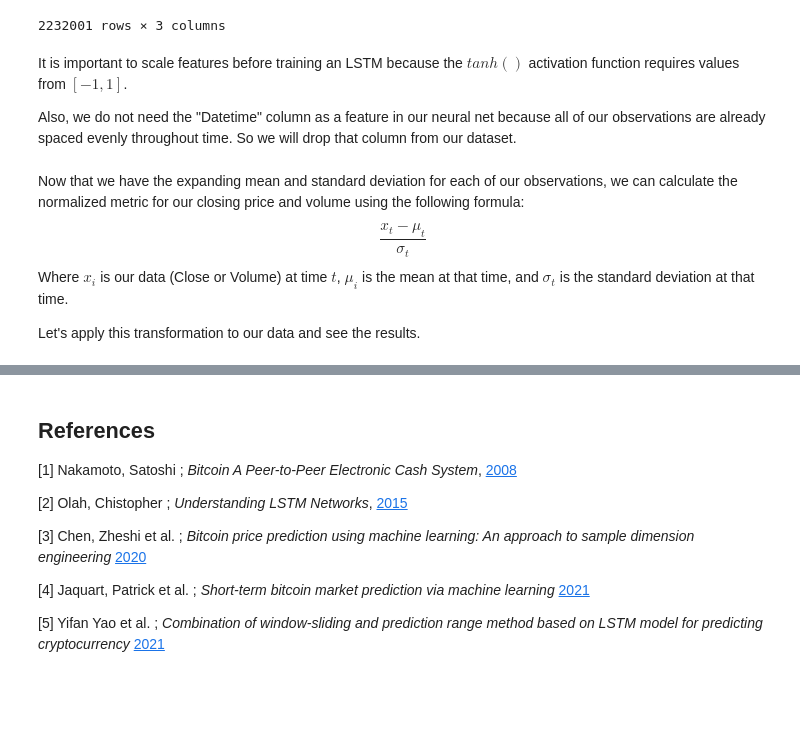
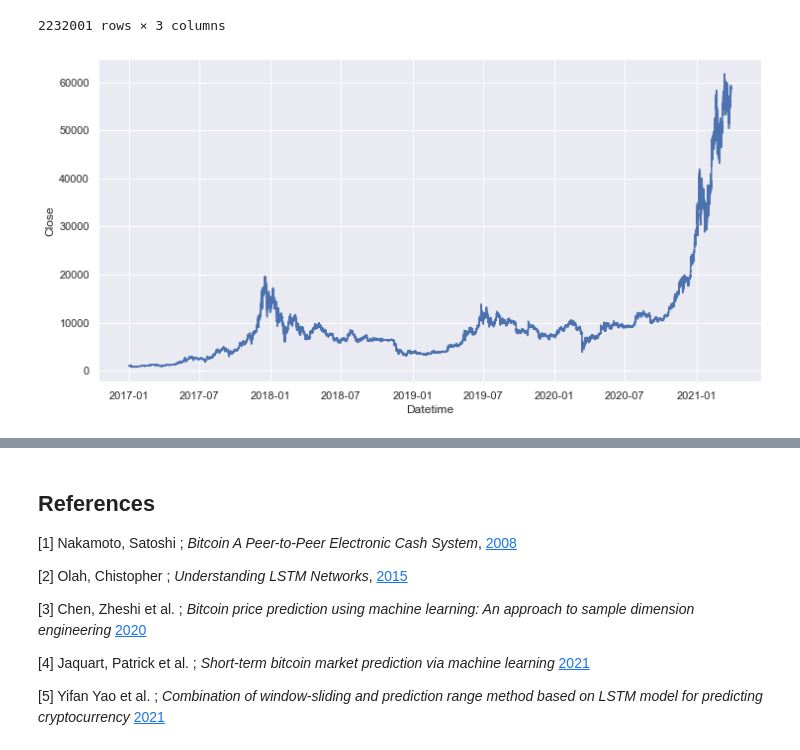
Before and after one commit to jcatron3/bitcoin_lstm, a Jupyter notebook: final_tutorial.ipynb, the cells around one changed output, grey strips where cells are left out. Cells and saved outputs as stored; diff of their text form; code cells hidden in the pictures; blank space fills up the shorter version.

```diff
--- a/final_tutorial.ipynb
+++ b/final_tutorial.ipynb
@@ -200,10 +206,7 @@ btc_1min_df
 | 2232000 | 2021-03-31 00:00:00 | 58778.18 | 159417.751000 |
 2232001 rows × 3 columns
 # %%
-# plt.figure(figsize=(12,6))
-# sns.lineplot(data=btc_1min_df, x='Datetime', y='Close');
+plt.figure(figsize=(12,6))
+sns.lineplot(data=btc_1min_df, x='Datetime', y='Close');
+# %% [output]
+[figure, added]
-# %% [markdown]
-It is important to scale features before training an LSTM because the $tanh()$
-activation function requires values from $[-1, 1]$.
-
-Also, we do not need the "Datetime" column as a feature in our neural net because all of our observations are already spaced evenly throughout time. So we will drop that column from our dataset.
@@ -221,6 +212,0 @@ expanding_df.loc[0,['estd_close', 'estd_vol']] = 1
-# %% [markdown]
-Now that we have the expanding mean and standard deviation for each of our observations, we can calculate the normalized metric for our closing price and volume using the following formula:
-$$ \frac{x_t - \mu_t}{\sigma_t} $$
-Where $x_i$ is our data (Close or Volume) at time $t$, $\mu_i$ is the mean at that time, and $\sigma_t$ is the standard deviation at that time.
-
-Let's apply this transformation to our data and see the results.
```
Also changed, not shown: parts of 55 cells of this notebook.
